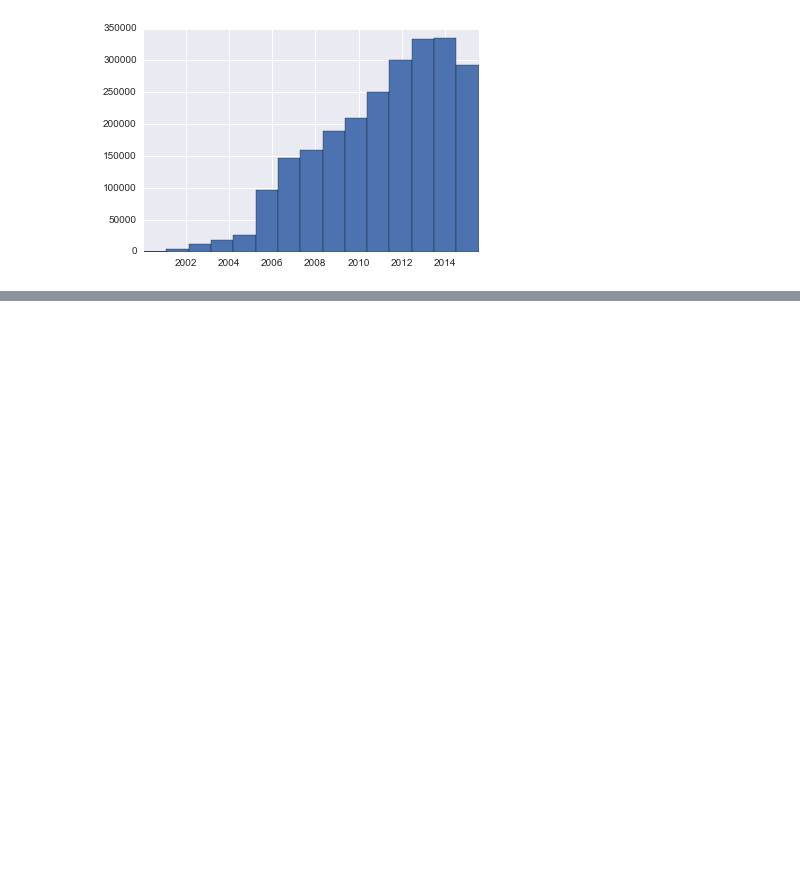
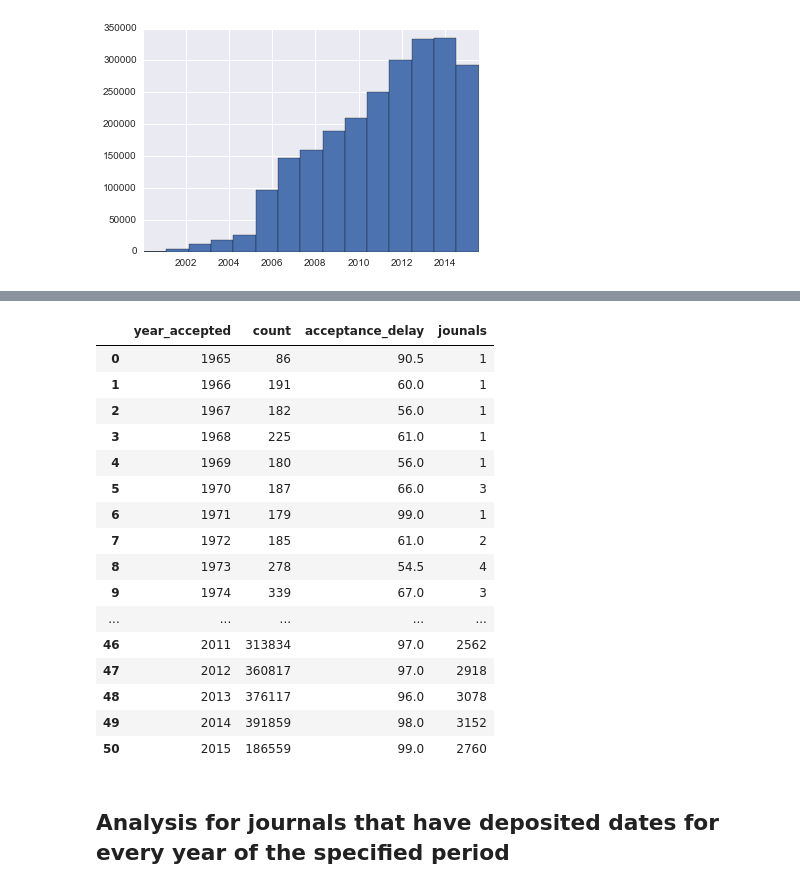
Before and after one commit to dhimmel/delays, a Jupyter notebook: visualize.ipynb, the cells around one changed output, grey strips where cells are left out. Saved outputs shown, nothing was run; the diff lists cells and outputs as text; code cells hidden in the pictures; blank space fills up the shorter version.

```diff
--- a/visualize.ipynb
+++ b/visualize.ipynb
@@ -79,0 +87,5 @@ matplotlib.pyplot.xlim(1999, 2016);
+# %%
+# Read the cleaned article date information
+path = os.path.join('data', 'articles-acceptance.tsv.gz')
+acceptance_df = pandas.read_table(path, parse_dates=[3, 4, 5])
+acceptance_df.head(2)
@@ -79,0 +96,24 @@ matplotlib.pyplot.xlim(1999, 2016);
+# %%
+acceptance_df['year_accepted'] = acceptance_df.accepted.map(lambda date: date.year)
+year_acc_df = acceptance_df.groupby('year_accepted').apply(summarize).reset_index()
+year_acc_df
+# %% [output]
+|  | year_accepted | count | acceptance_delay | jounals |
+| 0 | 1965 | 86 | 90.5 | 1 |
+| 1 | 1966 | 191 | 60.0 | 1 |
+| 2 | 1967 | 182 | 56.0 | 1 |
+| 3 | 1968 | 225 | 61.0 | 1 |
+| 4 | 1969 | 180 | 56.0 | 1 |
+| 5 | 1970 | 187 | 66.0 | 3 |
+| 6 | 1971 | 179 | 99.0 | 1 |
+| 7 | 1972 | 185 | 61.0 | 2 |
+| 8 | 1973 | 278 | 54.5 | 4 |
+| 9 | 1974 | 339 | 67.0 | 3 |
+| ... | ... | ... | ... | ... |
+| 46 | 2011 | 313834 | 97.0 | 2562 |
+| 47 | 2012 | 360817 | 97.0 | 2918 |
+| 48 | 2013 | 376117 | 96.0 | 3078 |
+| 49 | 2014 | 391859 | 98.0 | 3152 |
+| 50 | 2015 | 186559 | 99.0 | 2760 |
+# %% [markdown]
+## Analysis for journals that have deposited dates for every year of the specified period
```
Also changed, not shown: parts of 13 cells of this notebook.
